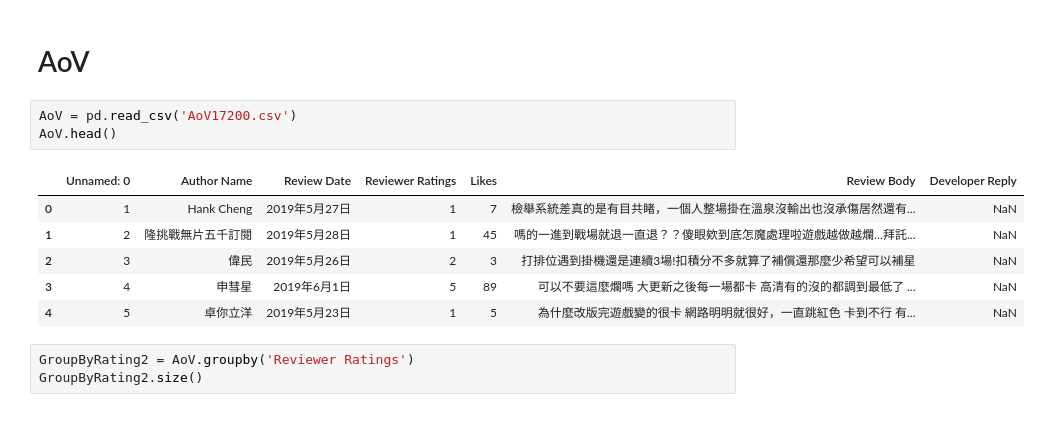
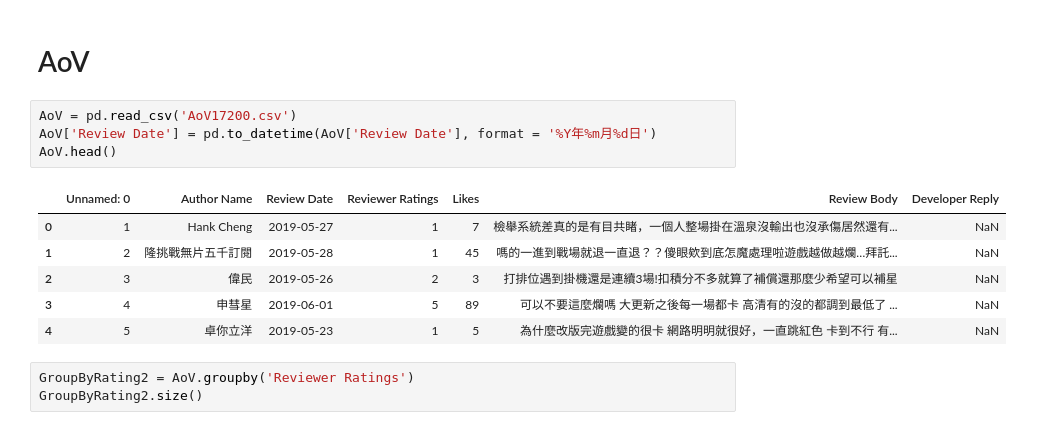
Before and after one commit to kharryyanto/107-2-NTU-CS-X-Data-Science-Programming, a Jupyter notebook: FinalProject/PUBG&AoV評論分析 (更新).ipynb, the cells around one changed output. Drawn from its saved outputs; the diff is of its cells as text.

```diff
--- a/FinalProject/PUBG&AoV評論分析 (更新).ipynb
+++ b/FinalProject/PUBG&AoV評論分析 (更新).ipynb
@@ -138,14 +139,15 @@ plt.savefig('PUBG sentiment')
 # AoV
 # %%
 AoV = pd.read_csv('AoV17200.csv')
+AoV['Review Date'] = pd.to_datetime(AoV['Review Date'], format = '%Y年%m月%d日')
 AoV.head()
 # %% [output]
 |  | Unnamed: 0 | Author Name | Review Date | Reviewer Ratings | Likes | Review Body | Developer Reply |
-| 0 | 1 | Hank Cheng | 2019年5月27日 | 1 | 7 | 檢舉系統差真的是有目共睹，一個人整場掛在溫泉沒輸出也沒承傷居然還有... | NaN |
-| 1 | 2 | 隆挑戰無片五千訂閱 | 2019年5月28日 | 1 | 45 | 嗎的一進到戰場就退一直退？？傻眼欸到底怎魔處理啦遊戲越做越爛…拜託... | NaN |
-| 2 | 3 | 偉民 | 2019年5月26日 | 2 | 3 | 打排位遇到掛機還是連續3場!扣積分不多就算了補償還那麼少希望可以補星 | NaN |
-| 3 | 4 | 申彗星 | 2019年6月1日 | 5 | 89 | 可以不要這麼爛嗎 大更新之後每一場都卡 高清有的沒的都調到最低了 ... | NaN |
-| 4 | 5 | 卓你立洋 | 2019年5月23日 | 1 | 5 | 為什麼改版完遊戲變的很卡 網路明明就很好，一直跳紅色 卡到不行 有... | NaN |
+| 0 | 1 | Hank Cheng | 2019-05-27 | 1 | 7 | 檢舉系統差真的是有目共睹，一個人整場掛在溫泉沒輸出也沒承傷居然還有... | NaN |
+| 1 | 2 | 隆挑戰無片五千訂閱 | 2019-05-28 | 1 | 45 | 嗎的一進到戰場就退一直退？？傻眼欸到底怎魔處理啦遊戲越做越爛…拜託... | NaN |
+| 2 | 3 | 偉民 | 2019-05-26 | 2 | 3 | 打排位遇到掛機還是連續3場!扣積分不多就算了補償還那麼少希望可以補星 | NaN |
+| 3 | 4 | 申彗星 | 2019-06-01 | 5 | 89 | 可以不要這麼爛嗎 大更新之後每一場都卡 高清有的沒的都調到最低了 ... | NaN |
+| 4 | 5 | 卓你立洋 | 2019-05-23 | 1 | 5 | 為什麼改版完遊戲變的很卡 網路明明就很好，一直跳紅色 卡到不行 有... | NaN |
 # %%
 GroupByRating2 = AoV.groupby('Reviewer Ratings')
 GroupByRating2.size()
```
Also changed, not shown: parts of 7 cells of this notebook.
